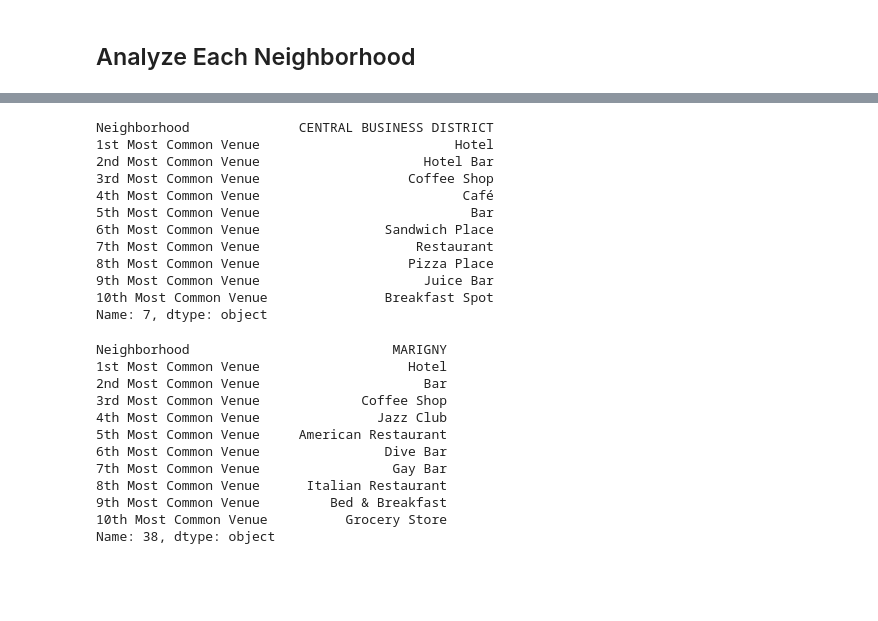
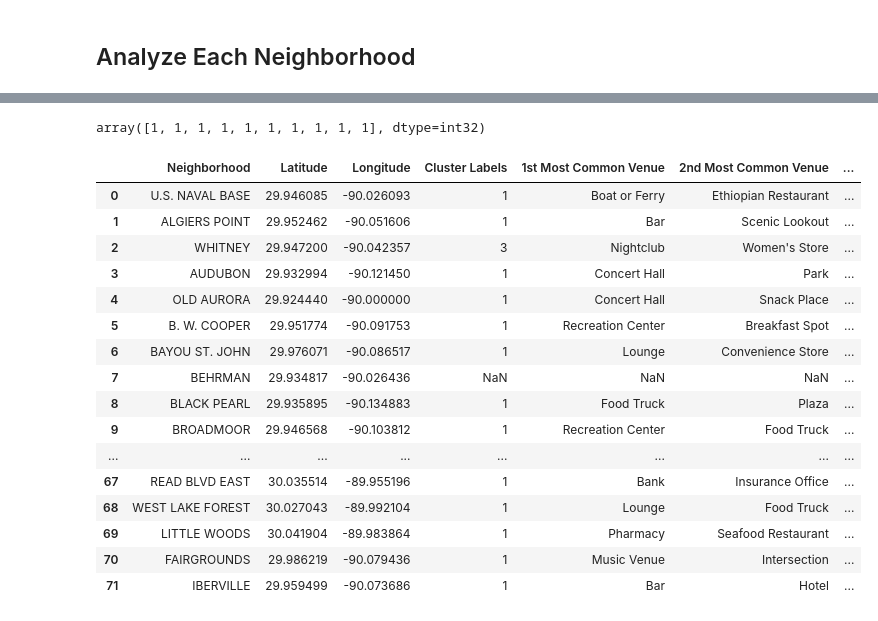
Before and after one commit to GoBadgers/Coursera_Capstone, a Jupyter notebook: Final Capstone Project Data analysis.ipynb, the cells around one changed output, grey strips where cells are left out. Drawn from its saved outputs; the diff is of its cells as text; code cells hidden in the pictures; blank space fills up the shorter version.

```diff
--- a/Final Capstone Project Data analysis.ipynb
+++ b/Final Capstone Project Data analysis.ipynb
@@ -529,32 +488,45 @@ Name: 19, dtype: object
-# %%
-#To better visualize what the most common venues are in the CENTRAL BUSINESS DISTRICT, locate corresponding row using table above
-neighborhoods_venues_sorted.loc[7]
-# %% [output]
-Neighborhood              CENTRAL BUSINESS DISTRICT
-1st Most Common Venue                         Hotel
-2nd Most Common Venue                     Hotel Bar
-3rd Most Common Venue                   Coffee Shop
-4th Most Common Venue                          Café
-5th Most Common Venue                           Bar
-6th Most Common Venue                Sandwich Place
-7th Most Common Venue                    Restaurant
-8th Most Common Venue                   Pizza Place
-9th Most Common Venue                     Juice Bar
-10th Most Common Venue               Breakfast Spot
-Name: 7, dtype: object
-# %%
-#To better visualize what the most common venues are in MARIGNY, locate corresponding row using table above
-neighborhoods_venues_sorted.loc[38]
-# %% [output]
-Neighborhood                          MARIGNY
-1st Most Common Venue                   Hotel
-2nd Most Common Venue                     Bar
-3rd Most Common Venue             Coffee Shop
-4th Most Common Venue               Jazz Club
-5th Most Common Venue     American Restaurant
-6th Most Common Venue                Dive Bar
-7th Most Common Venue                 Gay Bar
-8th Most Common Venue      Italian Restaurant
-9th Most Common Venue         Bed & Breakfast
-10th Most Common Venue          Grocery Store
-Name: 38, dtype: object
+# %%
+# set number of clusters
+kclusters = 4
+
+neworleans_grouped_clustering = neworleans_grouped.drop('Neighborhood', 1)
+
+# run k-means clustering
+kmeans = KMeans(n_clusters=kclusters, random_state=0).fit(neworleans_grouped_clustering)
+
+# check cluster labels generated for each row in the dataframe
+kmeans.labels_[0:10]
+# %% [output]
+array([1, 1, 1, 1, 1, 1, 1, 1, 1, 1], dtype=int32)
+# %%
+# add clustering labels
+
+neighborhoods_venues_sorted.insert(0, 'Cluster Labels', kmeans.labels_)
+
+neworleans_merged = neworleans_df
+
+# merge neworleans_grouped with neworleans_data to add latitude/longitude for each neighborhood
+neworleans_merged = neworleans_merged.join(neighborhoods_venues_sorted.set_index('Neighborhood'), on='Neighborhood')
+
+#convert float to int in column 'Cluster Labels'
+neworleans_merged[['Cluster Labels']] = neworleans_merged[['Cluster Labels']].astype('object')
+
+neworleans_merged # check the last columns!
+# %% [output]
+|  | Neighborhood | Latitude | Longitude | Cluster Labels | 1st Most Common Venue | 2nd Most Common Venue | ... |
+| 0 | U.S. NAVAL BASE | 29.946085 | -90.026093 | 1 | Boat or Ferry | Ethiopian Restaurant | ... |
+| 1 | ALGIERS POINT | 29.952462 | -90.051606 | 1 | Bar | Scenic Lookout | ... |
+| 2 | WHITNEY | 29.947200 | -90.042357 | 3 | Nightclub | Women's Store | ... |
+| 3 | AUDUBON | 29.932994 | -90.121450 | 1 | Concert Hall | Park | ... |
+| 4 | OLD AURORA | 29.924440 | -90.000000 | 1 | Concert Hall | Snack Place | ... |
+| 5 | B. W. COOPER | 29.951774 | -90.091753 | 1 | Recreation Center | Breakfast Spot | ... |
+| 6 | BAYOU ST. JOHN | 29.976071 | -90.086517 | 1 | Lounge | Convenience Store | ... |
+| 7 | BEHRMAN | 29.934817 | -90.026436 | NaN | NaN | NaN | ... |
+| 8 | BLACK PEARL | 29.935895 | -90.134883 | 1 | Food Truck | Plaza | ... |
+| 9 | BROADMOOR | 29.946568 | -90.103812 | 1 | Recreation Center | Food Truck | ... |
+| ... | ... | ... | ... | ... | ... | ... | ... |
+| 67 | READ BLVD EAST | 30.035514 | -89.955196 | 1 | Bank | Insurance Office | ... |
+| 68 | WEST LAKE FOREST | 30.027043 | -89.992104 | 1 | Lounge | Food Truck | ... |
+| 69 | LITTLE WOODS | 30.041904 | -89.983864 | 1 | Pharmacy | Seafood Restaurant | ... |
+| 70 | FAIRGROUNDS | 29.986219 | -90.079436 | 1 | Music Venue | Intersection | ... |
+| 71 | IBERVILLE | 29.959499 | -90.073686 | 1 | Bar | Hotel | ... |
```
Also changed, not shown: parts of 35 cells of this notebook.
